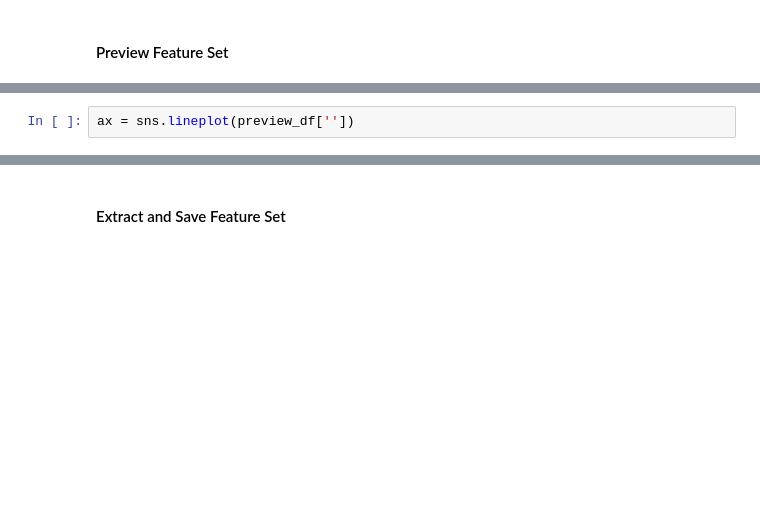
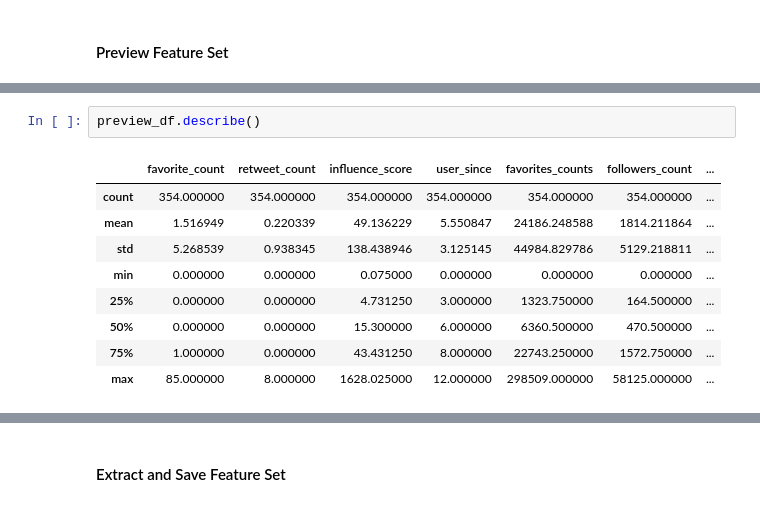
Before and after one commit to jdecke71/tw_net, a Jupyter notebook: notebooks/analysis.ipynb, the cells around one changed output, grey strips where cells are left out. Cells and saved outputs as stored; diff of their text form; blank space fills up the shorter version.

```diff
--- a/notebooks/analysis.ipynb
+++ b/notebooks/analysis.ipynb
@@ -91,6 +91,16 @@ preview_df.head()
 5 rows × 30 columns
-# %%
-ax = sns.lineplot(preview_df[''])
+# %%
+preview_df.describe()
+# %% [output]
+|  | favorite_count | retweet_count | influence_score | user_since | favorites_counts | followers_count | ... |
+| count | 354.000000 | 354.000000 | 354.000000 | 354.000000 | 354.000000 | 354.000000 | ... |
+| mean | 1.516949 | 0.220339 | 49.136229 | 5.550847 | 24186.248588 | 1814.211864 | ... |
+| std | 5.268539 | 0.938345 | 138.438946 | 3.125145 | 44984.829786 | 5129.218811 | ... |
+| min | 0.000000 | 0.000000 | 0.075000 | 0.000000 | 0.000000 | 0.000000 | ... |
+| 25% | 0.000000 | 0.000000 | 4.731250 | 3.000000 | 1323.750000 | 164.500000 | ... |
+| 50% | 0.000000 | 0.000000 | 15.300000 | 6.000000 | 6360.500000 | 470.500000 | ... |
+| 75% | 1.000000 | 0.000000 | 43.431250 | 8.000000 | 22743.250000 | 1572.750000 | ... |
+| max | 85.000000 | 8.000000 | 1628.025000 | 12.000000 | 298509.000000 | 58125.000000 | ... |
 # %%
 ax = sns.countplot(x="influence_interval", data=preview_df)
 # %% [output]
```
Also changed, not shown: parts of 7 cells of this notebook, 7 other files.
